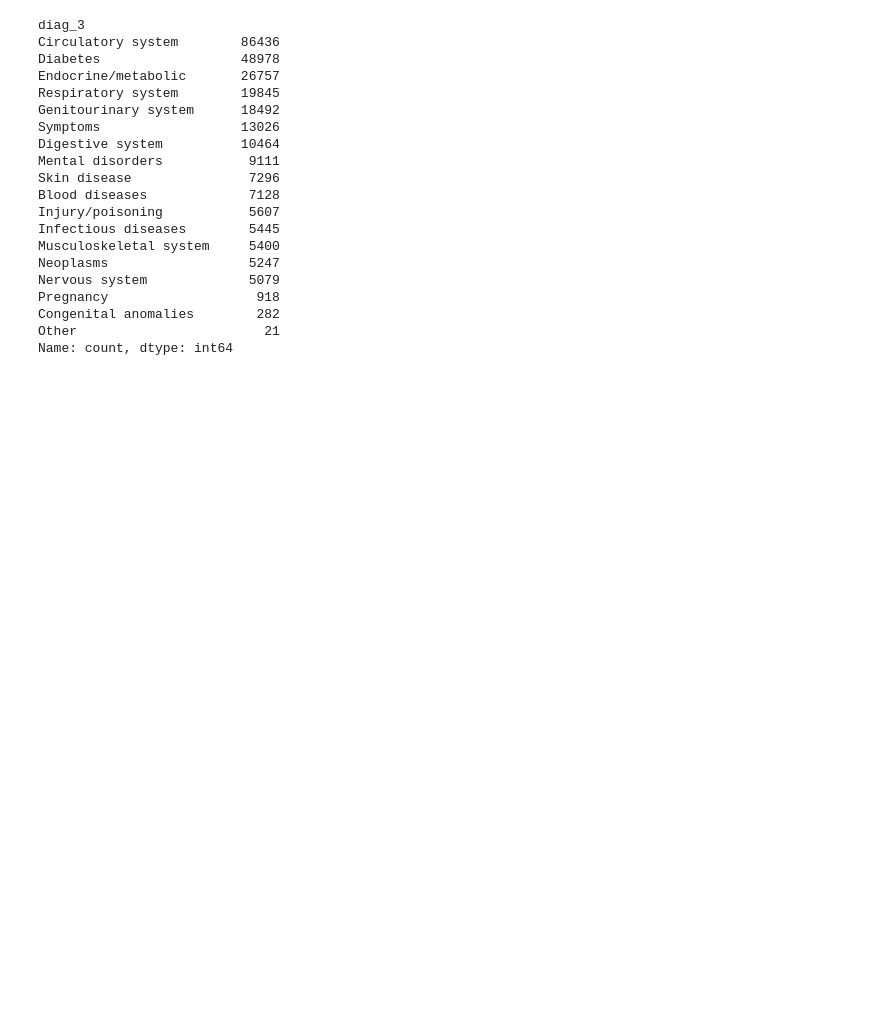
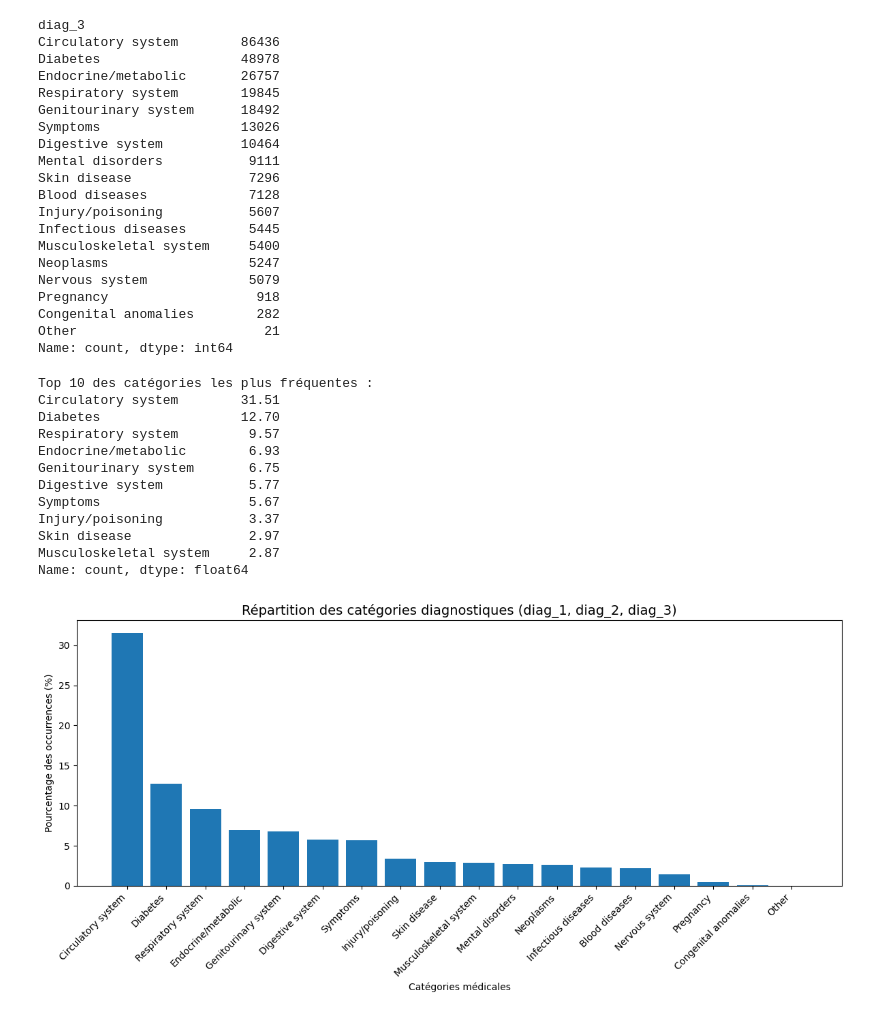
Before and after one commit to Bastienrag/supervised_learning_diabete_projet, a Jupyter notebook: notebook.ipynb, the cells around one changed output. Drawn from its saved outputs; the diff is of its cells as text; code cells hidden in the pictures; blank space fills up the shorter version.

```diff
--- a/notebook.ipynb
+++ b/notebook.ipynb
@@ -566,3 +568,41 @@ Pregnancy                   918
 Congenital anomalies        282
 Other                        21
 Name: count, dtype: int64
+# %%
+
+all_diags = pd.concat([df['diag_1'], df['diag_2'], df['diag_3']], ignore_index=True)
+
+
+diag_counts = all_diags.value_counts().sort_values(ascending=False)
+
+
+diag_percent = (diag_counts / diag_counts.sum() * 100).round(2)
+
+
+plt.figure(figsize=(12, 6))
+plt.bar(diag_percent.index, diag_percent.values)
+plt.xticks(rotation=45, ha='right')
+plt.title("Répartition des catégories diagnostiques (diag_1, diag_2, diag_3)", fontsize=14)
+plt.ylabel("Pourcentage des occurrences (%)")
+plt.xlabel("Catégories médicales")
+plt.tight_layout()
+
+
+print("Top 10 des catégories les plus fréquentes :")
+print(diag_percent.head(10))
+
+plt.show()
+# %% [output]
+Top 10 des catégories les plus fréquentes :
+Circulatory system        31.51
+Diabetes                  12.70
+Respiratory system         9.57
+Endocrine/metabolic        6.93
+Genitourinary system       6.75
+Digestive system           5.77
+Symptoms                   5.67
+Injury/poisoning           3.37
+Skin disease               2.97
+Musculoskeletal system     2.87
+Name: count, dtype: float64
+[figure, added]
```
Also changed, not shown: parts of 9 cells of this notebook.
